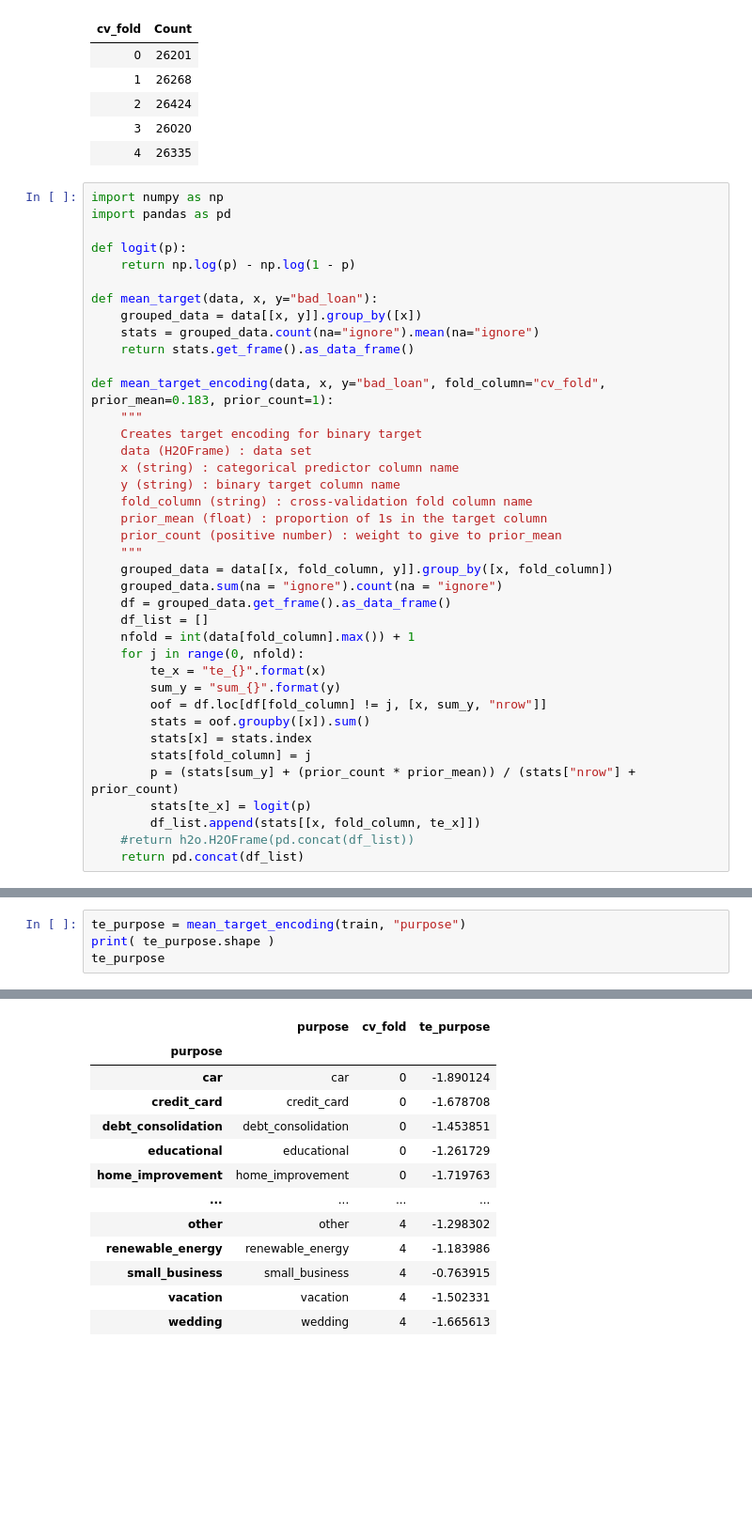
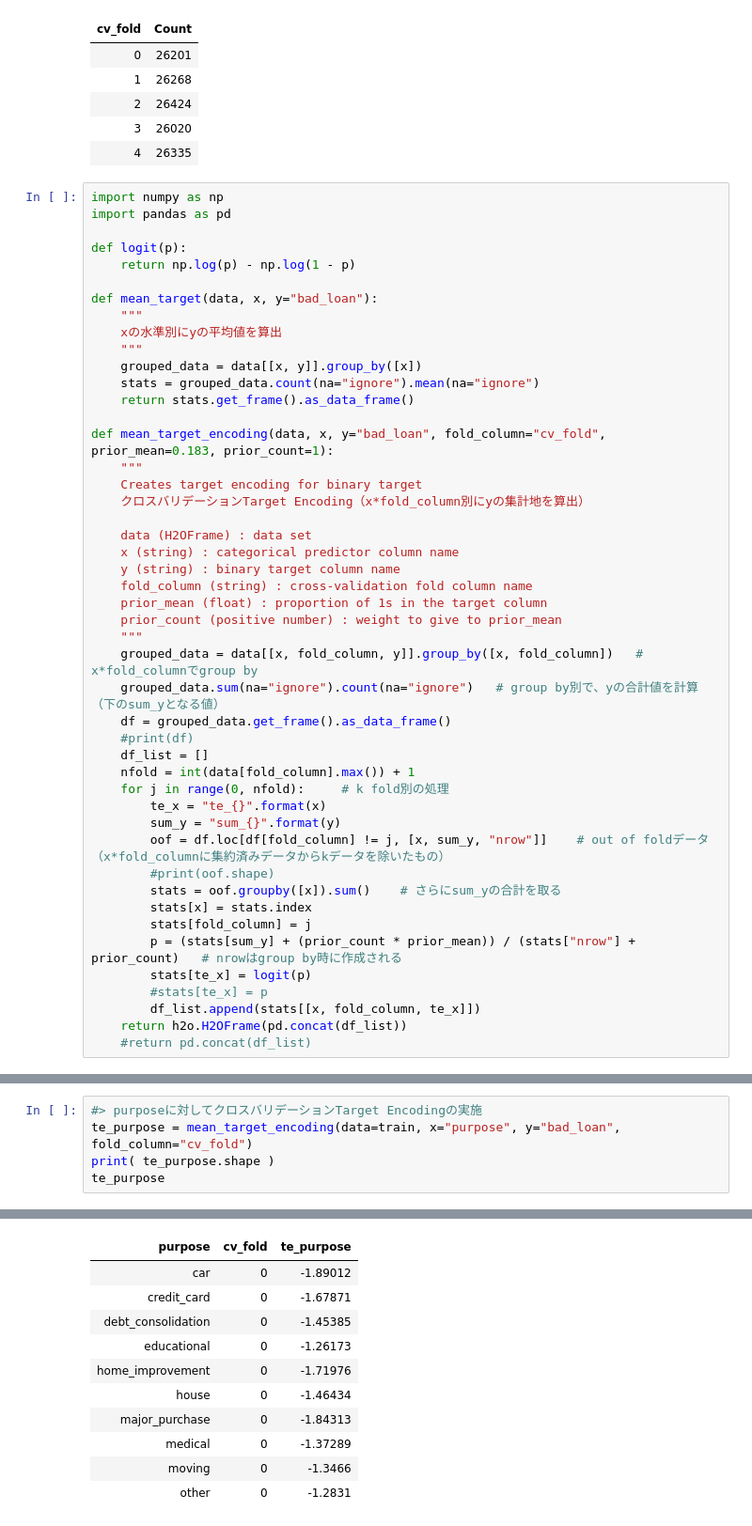
Before and after one commit to yukismd/H2O_3_Tutorial, a Jupyter notebook: python_api/Feature_Engineering_Deep_Dive.ipynb, the cells around one changed output, grey strips where cells are left out. Shown: that part at 94% size. Drawn from its saved outputs; the diff is of its cells as text; blank space fills up the shorter version.

```diff
--- a/python_api/Feature_Engineering_Deep_Dive.ipynb
+++ b/python_api/Feature_Engineering_Deep_Dive.ipynb
@@ -487,6 +495,9 @@ def logit(p):
     return np.log(p) - np.log(1 - p)
 
 def mean_target(data, x, y="bad_loan"):
+    """
+    xの水準別にyの平均値を算出
+    """
     grouped_data = data[[x, y]].group_by([x])
     stats = grouped_data.count(na="ignore").mean(na="ignore")
     return stats.get_frame().as_data_frame()
@@ -494,6 +505,8 @@ def mean_target(data, x, y="bad_loan"):
 def mean_target_encoding(data, x, y="bad_loan", fold_column="cv_fold", prior_mean=0.183, prior_count=1):
     """
     Creates target encoding for binary target
+    クロスバリデーションTarget Encoding（x*fold_column別にyの集計地を算出）
+
     data (H2OFrame) : data set
     x (string) : categorical predictor column name
     y (string) : binary target column name
@@ -501,20 +514,23 @@ def mean_target_encoding(data, x, y="bad_loan", fold_column="cv_fold", prior_mea
     prior_mean (float) : proportion of 1s in the target column
     prior_count (positive number) : weight to give to prior_mean
     """
-    grouped_data = data[[x, fold_column, y]].group_by([x, fold_column])
-    grouped_data.sum(na = "ignore").count(na = "ignore")
+    grouped_data = data[[x, fold_column, y]].group_by([x, fold_column])   # x*fold_columnでgroup by
+    grouped_data.sum(na="ignore").count(na="ignore")   # group by別で、yの合計値を計算（下のsum_yとなる値）
     df = grouped_data.get_frame().as_data_frame()
+    #print(df)
     df_list = []
     nfold = int(data[fold_column].max()) + 1
-    for j in range(0, nfold):
+    for j in range(0, nfold):     # k fold別の処理
         te_x = "te_{}".format(x)
         sum_y = "sum_{}".format(y)
-        oof = df.loc[df[fold_column] != j, [x, sum_y, "nrow"]]
-        stats = oof.groupby([x]).sum()
+        oof = df.loc[df[fold_column] != j, [x, sum_y, "nrow"]]    # out of foldデータ（x*fold_columnに集約済みデータからkデータを除いたもの）
+        #print(oof.shape)
+        stats = oof.groupby([x]).sum()    # さらにsum_yの合計を取る
         stats[x] = stats.index
         stats[fold_column] = j
-        p = (stats[sum_y] + (prior_count * prior_mean)) / (stats["nrow"] + prior_count)
+        p = (stats[sum_y] + (prior_count * prior_mean)) / (stats["nrow"] + prior_count)   # nrowはgroup by時に作成される
         stats[te_x] = logit(p)
+        #stats[te_x] = p
         df_list.append(stats[[x, fold_column, te_x]])
-    #return h2o.H2OFrame(pd.concat(df_list))
-    return pd.concat(df_list)
+    return h2o.H2OFrame(pd.concat(df_list))
+    #return pd.concat(df_list)
@@ -584,7 +582,8 @@ df
 | 12 | vacation | 869 | 0.179517 |
 | 13 | wedding | 1409 | 0.155429 |
 # %%
-te_purpose = mean_target_encoding(train, "purpose")
+#> purposeに対してクロスバリデーションTarget Encodingの実施
+te_purpose = mean_target_encoding(data=train, x="purpose", y="bad_loan", fold_column="cv_fold")
 print( te_purpose.shape )
 te_purpose
 # %% [output]
@@ -591,14 +591,12 @@ te_purpose
 (70, 3)
-|  | purpose | cv_fold | te_purpose |
-| purpose |  |  |  |
-| car | car | 0 | -1.890124 |
-| credit_card | credit_card | 0 | -1.678708 |
-| debt_consolidation | debt_consolidation | 0 | -1.453851 |
-| educational | educational | 0 | -1.261729 |
-| home_improvement | home_improvement | 0 | -1.719763 |
-| ... | ... | ... | ... |
-| other | other | 4 | -1.298302 |
-| renewable_energy | renewable_energy | 4 | -1.183986 |
-| small_business | small_business | 4 | -0.763915 |
-| vacation | vacation | 4 | -1.502331 |
-| wedding | wedding | 4 | -1.665613 |
+| purpose | cv_fold | te_purpose |
+| car | 0 | -1.89012 |
+| credit_card | 0 | -1.67871 |
+| debt_consolidation | 0 | -1.45385 |
+| educational | 0 | -1.26173 |
+| home_improvement | 0 | -1.71976 |
+| house | 0 | -1.46434 |
+| major_purchase | 0 | -1.84313 |
+| medical | 0 | -1.37289 |
+| moving | 0 | -1.3466 |
+| other | 0 | -1.2831 |
```
Also changed, not shown: parts of 20 cells of this notebook.
